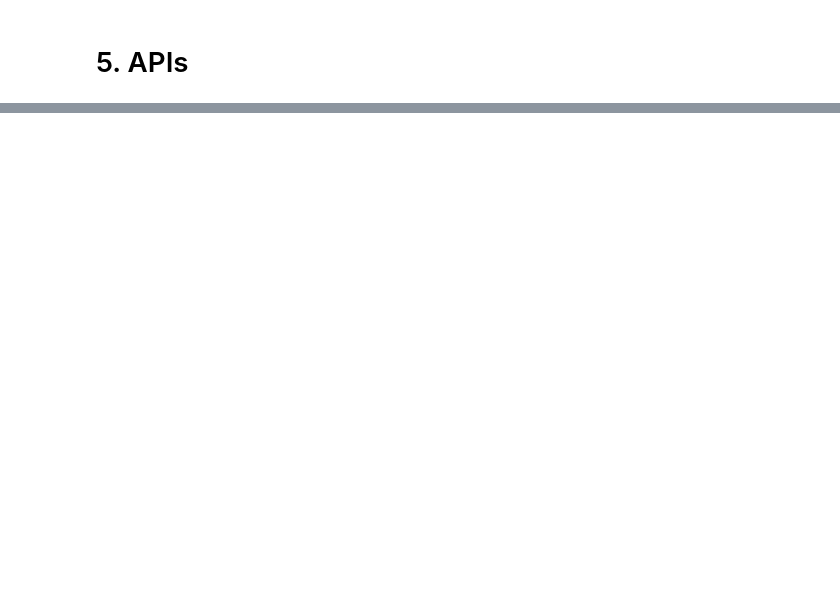
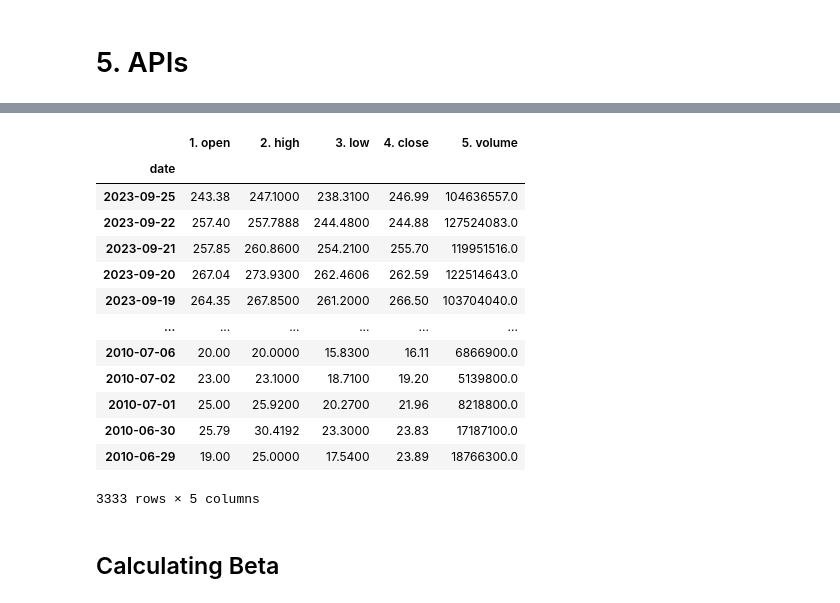
Before and after one commit to mattangriffel/python_for_mbas_class, a Jupyter notebook: 5. APIs.ipynb, the cells around one changed output, grey strips where cells are left out. Drawn from its saved outputs; the diff is of its cells as text; code cells hidden in the pictures; blank space fills up the shorter version.

```diff
--- a/5. APIs.ipynb
+++ b/5. APIs.ipynb
@@ -301,0 +276,9 @@ fred.search('Oil Prices')
+# %%
+import api_keys
+# This will make sure the file gets reloaded if you add more api keys
+from importlib import reload
+reload(api_keys)
+
+alpha_vantage_api_key = api_keys.alpha_vantage_api_key
+# %%
+ts = TimeSeries(key=alpha_vantage_api_key, output_format='pandas')
@@ -301,0 +287,19 @@ fred.search('Oil Prices')
+# %%
+df_tsla
+# %% [output]
+|  | 1. open | 2. high | 3. low | 4. close | 5. volume |
+| date |  |  |  |  |  |
+| 2023-09-25 | 243.38 | 247.1000 | 238.3100 | 246.99 | 104636557.0 |
+| 2023-09-22 | 257.40 | 257.7888 | 244.4800 | 244.88 | 127524083.0 |
+| 2023-09-21 | 257.85 | 260.8600 | 254.2100 | 255.70 | 119951516.0 |
+| 2023-09-20 | 267.04 | 273.9300 | 262.4606 | 262.59 | 122514643.0 |
+| 2023-09-19 | 264.35 | 267.8500 | 261.2000 | 266.50 | 103704040.0 |
+| ... | ... | ... | ... | ... | ... |
+| 2010-07-06 | 20.00 | 20.0000 | 15.8300 | 16.11 | 6866900.0 |
+| 2010-07-02 | 23.00 | 23.1000 | 18.7100 | 19.20 | 5139800.0 |
+| 2010-07-01 | 25.00 | 25.9200 | 20.2700 | 21.96 | 8218800.0 |
+| 2010-06-30 | 25.79 | 30.4192 | 23.3000 | 23.83 | 17187100.0 |
+| 2010-06-29 | 19.00 | 25.0000 | 17.5400 | 23.89 | 18766300.0 |
+3333 rows × 5 columns
+# %% [markdown]
+## Calculating Beta
```
Also changed, not shown: parts of 60 cells of this notebook.
